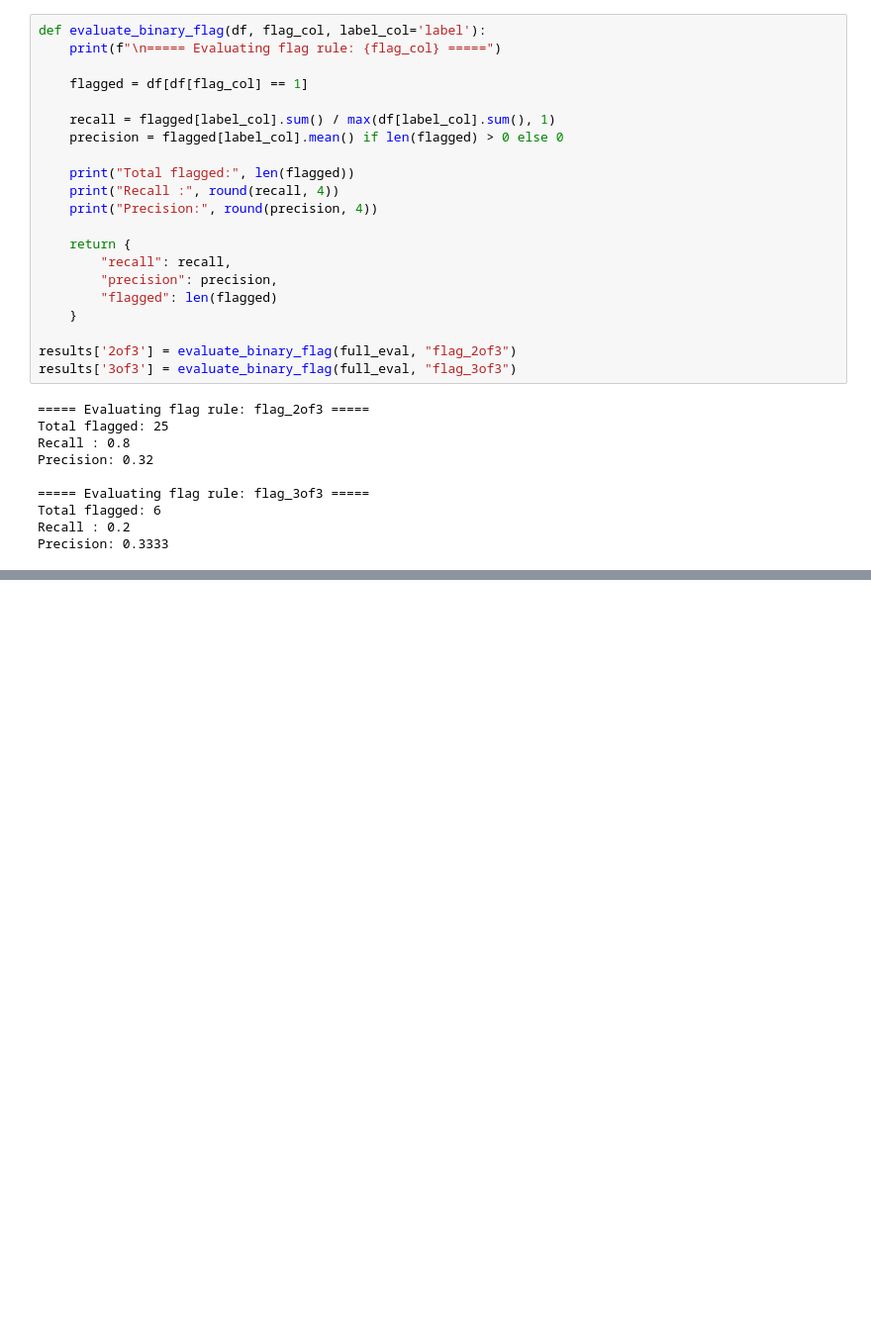
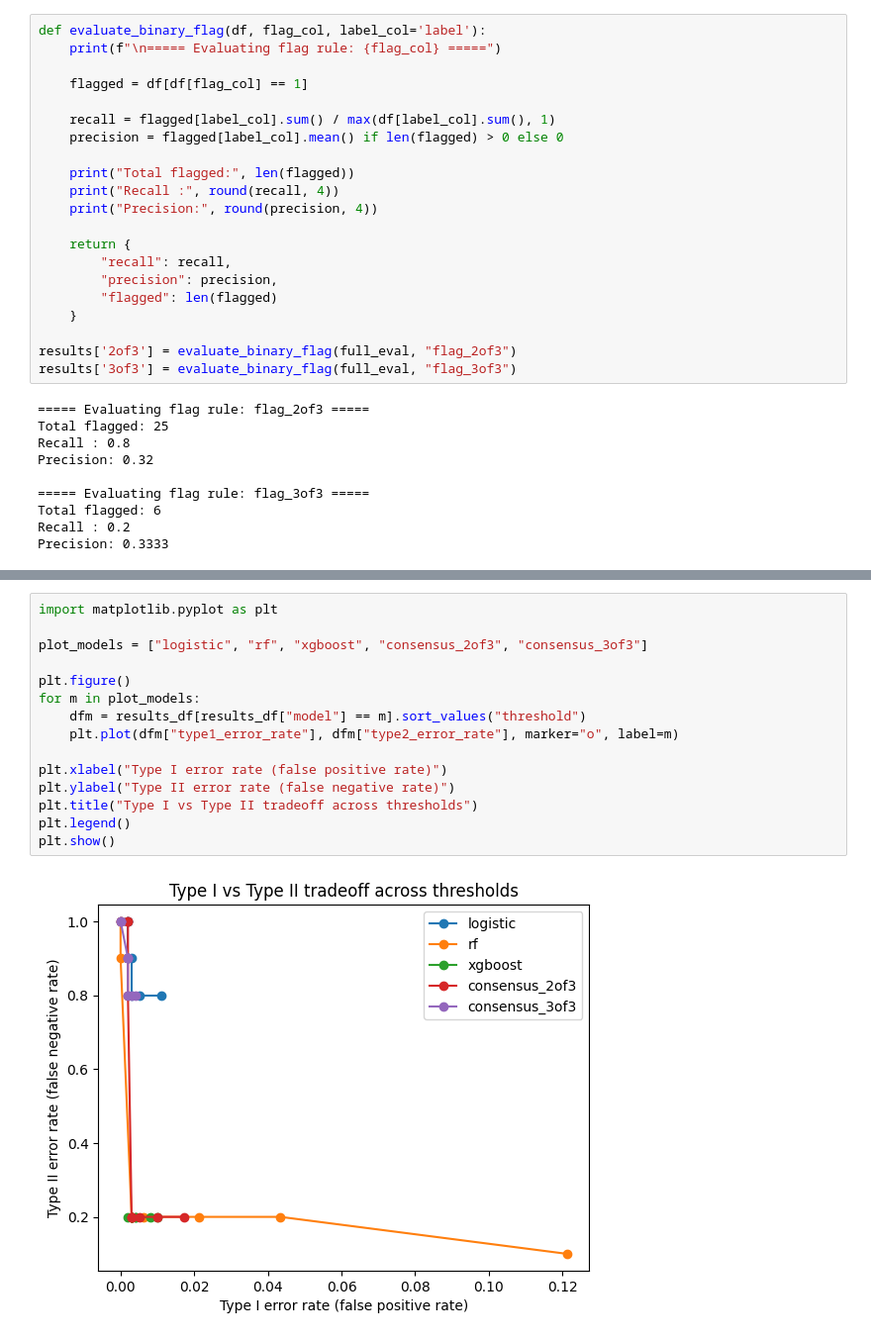
Before and after one commit to UxC999/AMLdatachallenge, a Jupyter notebook: comprehensive_model_analysis.ipynb, the cells around one changed output, grey strips where cells are left out. Shown at 99% size. Drawn from its saved outputs; the diff is of its cells as text; blank space fills up the shorter version.

```diff
--- a/comprehensive_model_analysis.ipynb
+++ b/comprehensive_model_analysis.ipynb
@@ -1005,0 +1103,17 @@ Precision: 0.3333
+# %%
+import matplotlib.pyplot as plt
+
+plot_models = ["logistic", "rf", "xgboost", "consensus_2of3", "consensus_3of3"]
+
+plt.figure()
+for m in plot_models:
+    dfm = results_df[results_df["model"] == m].sort_values("threshold")
+    plt.plot(dfm["type1_error_rate"], dfm["type2_error_rate"], marker="o", label=m)
+
+plt.xlabel("Type I error rate (false positive rate)")
+plt.ylabel("Type II error rate (false negative rate)")
+plt.title("Type I vs Type II tradeoff across thresholds")
+plt.legend()
+plt.show()
+# %% [output]
+[figure, added]
```
Also changed, not shown: parts of 8 cells of this notebook.
